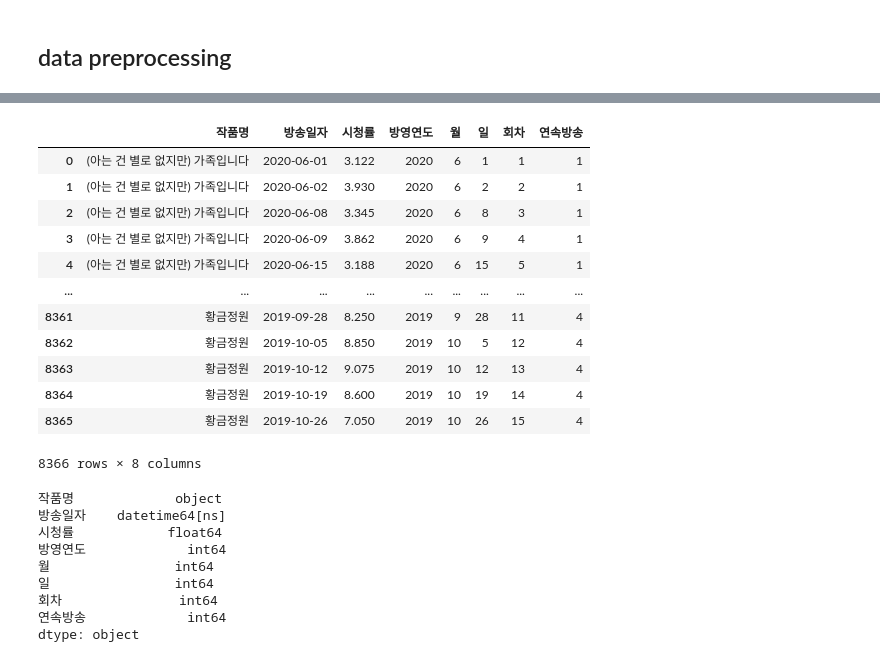
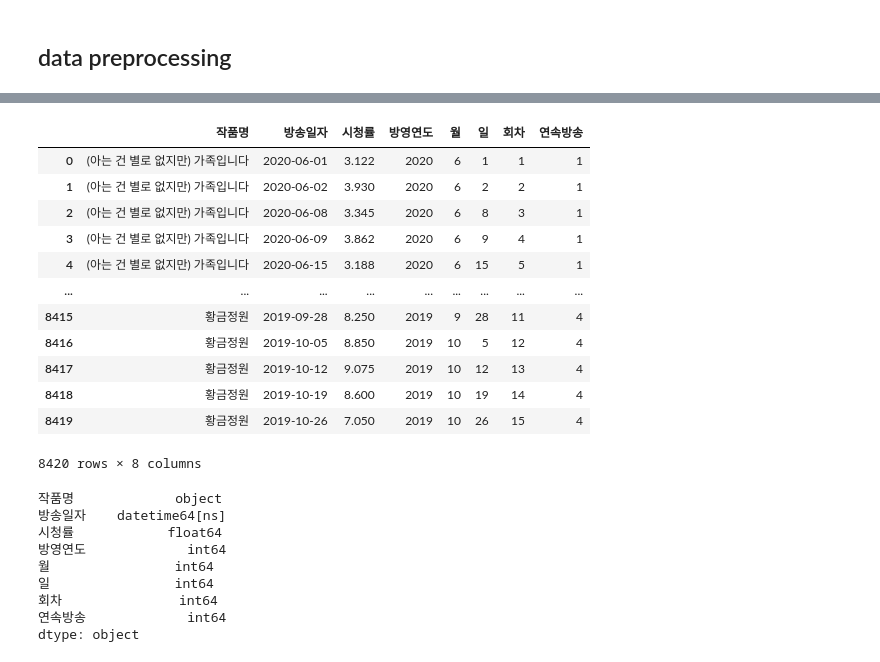
Before and after one commit to zoozero127/10th-EDA, a Jupyter notebook: Team_C/정성오/rating_abt_covid_period_t_test.ipynb, the cells around one changed output, grey strips where cells are left out. Cells and saved outputs as stored; diff of their text form; code cells hidden in the pictures.

```diff
--- a/Team_C/정성오/rating_abt_covid_period_t_test.ipynb
+++ b/Team_C/정성오/rating_abt_covid_period_t_test.ipynb
@@ -65,7 +52,0 @@ drama_episode_count.head()
-# %%
-#12부작 이상인 드라마만 추출
-min_episode = 12
-max_episode = np.inf
-bool_mask = (min_episode<=drama_episode_count['count']) & (drama_episode_count['count']<=max_episode)
-extracted_dama_df = drama_episode_count[bool_mask].reset_index(drop=True)
-extracted_dama_df
@@ -86,19 +53,36 @@ extracted_dama_df
-# %%
-extracted_dama_ratig = rating_d[rating_d['작품명'].isin(extracted_dama_df['작품명'])].reset_index(drop=True)
-extracted_dama_ratig
-# %% [output]
-|  | 작품명 | 방송일자 | 시청률 | 방영연도 | 월 | 일 | 회차 | 연속방송 |
-| 0 | (아는 건 별로 없지만) 가족입니다 | 2020-06-01 | 3.122 | 2020 | 6 | 1 | 1 | 1 |
-| 1 | (아는 건 별로 없지만) 가족입니다 | 2020-06-02 | 3.930 | 2020 | 6 | 2 | 2 | 1 |
-| 2 | (아는 건 별로 없지만) 가족입니다 | 2020-06-08 | 3.345 | 2020 | 6 | 8 | 3 | 1 |
-| 3 | (아는 건 별로 없지만) 가족입니다 | 2020-06-09 | 3.862 | 2020 | 6 | 9 | 4 | 1 |
-| 4 | (아는 건 별로 없지만) 가족입니다 | 2020-06-15 | 3.188 | 2020 | 6 | 15 | 5 | 1 |
-| ... | ... | ... | ... | ... | ... | ... | ... | ... |
-| 8361 | 황금정원 | 2019-09-28 | 8.250 | 2019 | 9 | 28 | 11 | 4 |
-| 8362 | 황금정원 | 2019-10-05 | 8.850 | 2019 | 10 | 5 | 12 | 4 |
-| 8363 | 황금정원 | 2019-10-12 | 9.075 | 2019 | 10 | 12 | 13 | 4 |
-| 8364 | 황금정원 | 2019-10-19 | 8.600 | 2019 | 10 | 19 | 14 | 4 |
-| 8365 | 황금정원 | 2019-10-26 | 7.050 | 2019 | 10 | 26 | 15 | 4 |
-8366 rows × 8 columns
+# %%
+# n부작 이상인 드라마만 추출
+def drama_episode_extract(rating_d: pd.DataFrame, min_episode, max_episode)->pd.DataFrame:
+    #드라마별 회차 추출
+    drama_episode_count = rating_d.groupby('작품명')['시청률'].count().reset_index()
+    drama_episode_count.rename(columns={'시청률':'count'}, inplace = True)
+
+    # min_episode 이상 방영했고 max_episode 이하로 방영한 드라마만 추출
+    bool_mask = (min_episode<=drama_episode_count['count']) & (drama_episode_count['count']<=max_episode)
+    extracted_drama_df = drama_episode_count[bool_mask].reset_index(drop=True)
+
+    extracted_drama_ratig = rating_d[rating_d['작품명'].isin(extracted_drama_df['작품명'])].reset_index(drop=True)
+
+    return extracted_drama_ratig
+
+
+min_episode = 10
+max_episode = np.inf
+extracted_drama_ratig = drama_episode_extract(rating_d, min_episode, max_episode)
+extracted_drama_ratig
+# %% [output]
+|  | 작품명 | 방송일자 | 시청률 | 방영연도 | 월 | 일 | 회차 | 연속방송 |
+| 0 | (아는 건 별로 없지만) 가족입니다 | 2020-06-01 | 3.122 | 2020 | 6 | 1 | 1 | 1 |
+| 1 | (아는 건 별로 없지만) 가족입니다 | 2020-06-02 | 3.930 | 2020 | 6 | 2 | 2 | 1 |
+| 2 | (아는 건 별로 없지만) 가족입니다 | 2020-06-08 | 3.345 | 2020 | 6 | 8 | 3 | 1 |
+| 3 | (아는 건 별로 없지만) 가족입니다 | 2020-06-09 | 3.862 | 2020 | 6 | 9 | 4 | 1 |
+| 4 | (아는 건 별로 없지만) 가족입니다 | 2020-06-15 | 3.188 | 2020 | 6 | 15 | 5 | 1 |
+| ... | ... | ... | ... | ... | ... | ... | ... | ... |
+| 8415 | 황금정원 | 2019-09-28 | 8.250 | 2019 | 9 | 28 | 11 | 4 |
+| 8416 | 황금정원 | 2019-10-05 | 8.850 | 2019 | 10 | 5 | 12 | 4 |
+| 8417 | 황금정원 | 2019-10-12 | 9.075 | 2019 | 10 | 12 | 13 | 4 |
+| 8418 | 황금정원 | 2019-10-19 | 8.600 | 2019 | 10 | 19 | 14 | 4 |
+| 8419 | 황금정원 | 2019-10-26 | 7.050 | 2019 | 10 | 26 | 15 | 4 |
+8420 rows × 8 columns
 # %%
 # '방송일자'열의 dtype이 string으로 나오기 때문에, datetime으로 변환시키기
```
Also changed, not shown: parts of 27 cells of this notebook, 8 other files.
